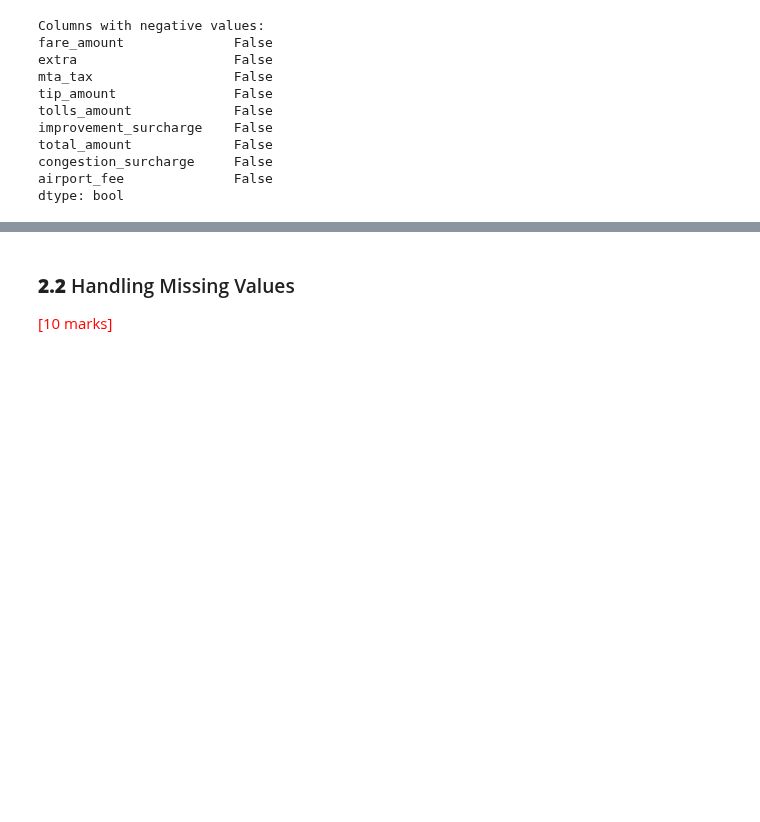
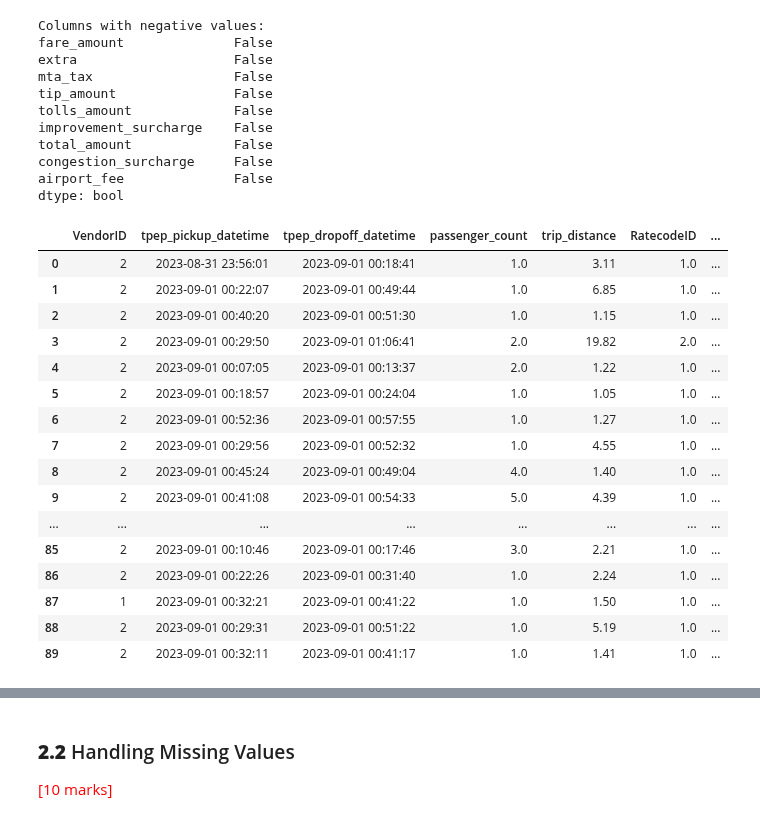
Before and after one commit to sundeepgarg/EDA_Optimising_NYC_Taxis_Sundeep, a Jupyter notebook: Sundeep_EDA_Assg_NYC_Taxi_Starter.ipynb, the cells around one changed output, grey strips where cells are left out. Saved outputs shown, nothing was run; the diff lists cells and outputs as text; code cells hidden in the pictures; blank space fills up the shorter version.

```diff
--- a/Sundeep_EDA_Assg_NYC_Taxi_Starter.ipynb
+++ b/Sundeep_EDA_Assg_NYC_Taxi_Starter.ipynb
@@ -458,3 +458,23 @@ dtype: bool
 # %%
 # fix these negative values
 #No negative values found
+# %%
+df.head(90)
+# %% [output]
+|  | VendorID | tpep_pickup_datetime | tpep_dropoff_datetime | passenger_count | trip_distance | RatecodeID | ... |
+| 0 | 2 | 2023-08-31 23:56:01 | 2023-09-01 00:18:41 | 1.0 | 3.11 | 1.0 | ... |
+| 1 | 2 | 2023-09-01 00:22:07 | 2023-09-01 00:49:44 | 1.0 | 6.85 | 1.0 | ... |
+| 2 | 2 | 2023-09-01 00:40:20 | 2023-09-01 00:51:30 | 1.0 | 1.15 | 1.0 | ... |
+| 3 | 2 | 2023-09-01 00:29:50 | 2023-09-01 01:06:41 | 2.0 | 19.82 | 2.0 | ... |
+| 4 | 2 | 2023-09-01 00:07:05 | 2023-09-01 00:13:37 | 2.0 | 1.22 | 1.0 | ... |
+| 5 | 2 | 2023-09-01 00:18:57 | 2023-09-01 00:24:04 | 1.0 | 1.05 | 1.0 | ... |
+| 6 | 2 | 2023-09-01 00:52:36 | 2023-09-01 00:57:55 | 1.0 | 1.27 | 1.0 | ... |
+| 7 | 2 | 2023-09-01 00:29:56 | 2023-09-01 00:52:32 | 1.0 | 4.55 | 1.0 | ... |
+| 8 | 2 | 2023-09-01 00:45:24 | 2023-09-01 00:49:04 | 4.0 | 1.40 | 1.0 | ... |
+| 9 | 2 | 2023-09-01 00:41:08 | 2023-09-01 00:54:33 | 5.0 | 4.39 | 1.0 | ... |
+| ... | ... | ... | ... | ... | ... | ... | ... |
+| 85 | 2 | 2023-09-01 00:10:46 | 2023-09-01 00:17:46 | 3.0 | 2.21 | 1.0 | ... |
+| 86 | 2 | 2023-09-01 00:22:26 | 2023-09-01 00:31:40 | 1.0 | 2.24 | 1.0 | ... |
+| 87 | 1 | 2023-09-01 00:32:21 | 2023-09-01 00:41:22 | 1.0 | 1.50 | 1.0 | ... |
+| 88 | 2 | 2023-09-01 00:29:31 | 2023-09-01 00:51:22 | 1.0 | 5.19 | 1.0 | ... |
+| 89 | 2 | 2023-09-01 00:32:11 | 2023-09-01 00:41:17 | 1.0 | 1.41 | 1.0 | ... |
```
Also changed, not shown: parts of 4 cells of this notebook.
